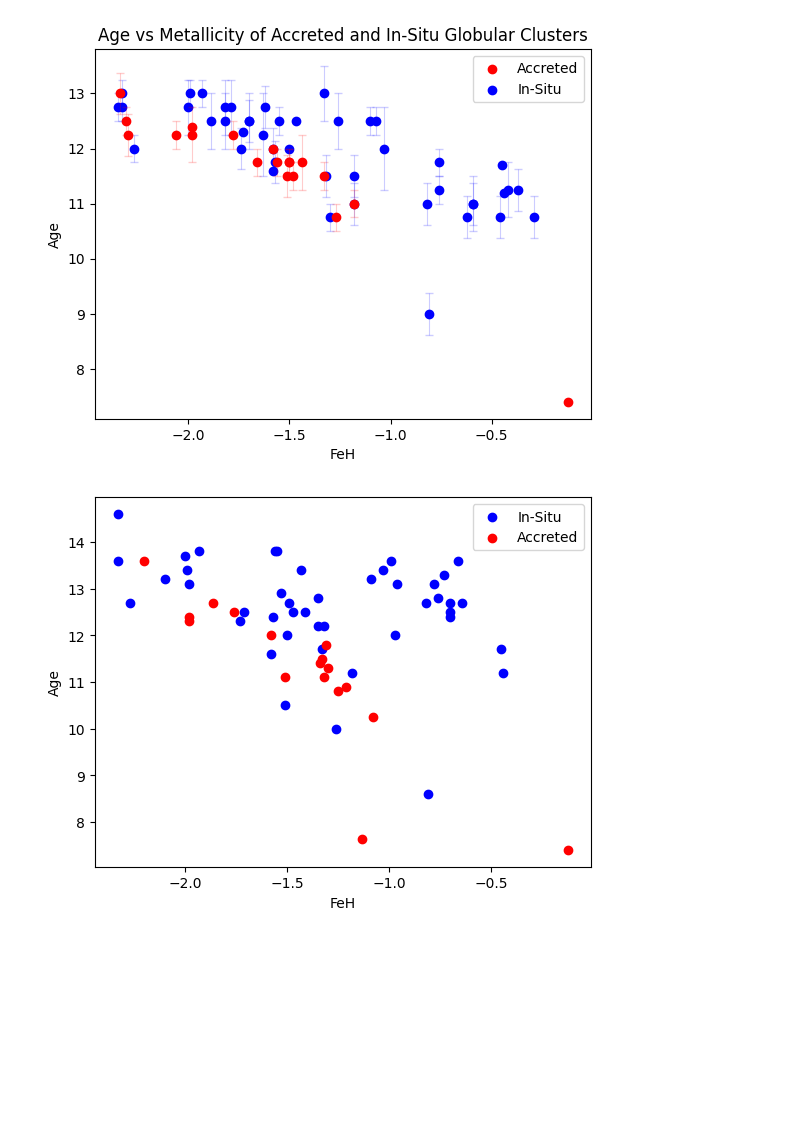
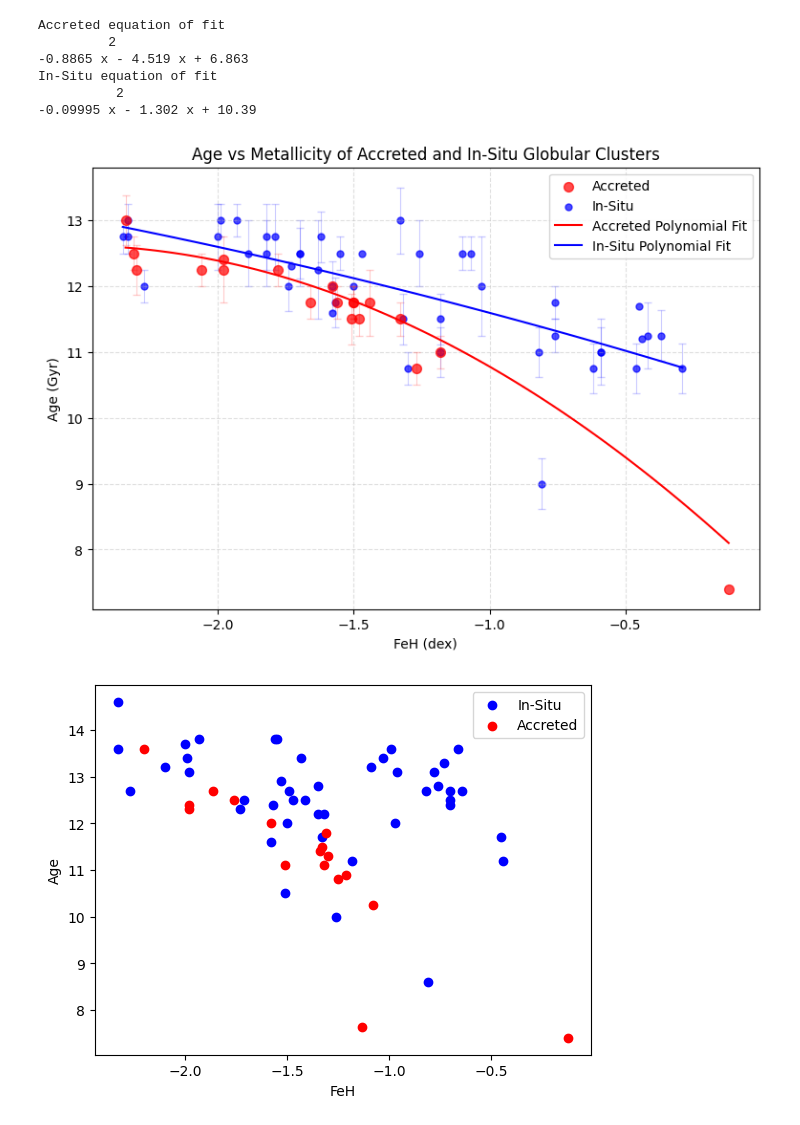
Before and after one commit to vishnusivamogga/PHYS3116_shrek, a Jupyter notebook: age_metallicity.ipynb, the cells around one changed output. Saved outputs shown, nothing was run; the diff lists cells and outputs as text; code cells hidden in the pictures; blank space fills up the shorter version.

Commit message:
plot update:  polyfit

```diff
--- a/age_metallicity.ipynb
+++ b/age_metallicity.ipynb
@@ -83,26 +81,53 @@ galpyWarning: libgalpy C extension module not loaded, because of error 'Could no
 # %%
 
 #mask = Accreted['ID'].isin(set_accreted)
 
-
-fig, ax = plt.subplots()
-
-ax.scatter(Accreted['FeH'], Accreted['Age'], color='red', label='Accreted', zorder=2)
+fig, ax = plt.subplots(figsize=(9,6))
+ax.scatter(Accreted['FeH'], Accreted['Age'], color='red', s=50 ,label='Accreted', zorder=2  , alpha=0.7)
 ax.errorbar(Accreted['FeH'], Accreted['Age'], yerr=Accreted['Age_err'], fmt='none', ecolor='red', capsize=3, zorder=2, linewidth=0.8, alpha=0.2)
-ax.scatter(InSitu['FeH'], InSitu['Age'], color='blue', label='In-Situ', zorder=1)
+ax.scatter(InSitu['FeH'], InSitu['Age'], color='blue',s=25 ,label='In-Situ', zorder=1, alpha=0.7)
 ax.errorbar(InSitu['FeH'], InSitu['Age'], yerr=InSitu['Age_err'], fmt='none', ecolor='blue', capsize=3, zorder=1, linewidth=0.8, alpha=0.2)
 #ax.scatter(Accreted['FeH'], Accreted['Age'], yerr=Accreted['Age_err'], color='red', label='Accreted',zorder=2)
 #ax.scatter(InSitu['FeH'], InSitu['Age'],yerr=Accreted["Age_err"], color='blue', label='In-Situ',zorder=1)
 
+
+ax.grid(True, ls='--', alpha=0.4)
+
+coeffs = np.polyfit(Accreted['FeH'], Accreted['Age'], deg=2)
+poly_func1 = np.poly1d(coeffs)
+x_smooth1 = np.linspace(Accreted['FeH'].min(), Accreted['FeH'].max(), 100)
+y_smooth1 = poly_func1(x_smooth)
+plt.plot(x_smooth1, y_smooth1, color='red', label='Accreted Polynomial Fit')
+
+print("Accreted equation of fit")
+print(poly_func1)
+
+
+coeffs = np.polyfit(InSitu['FeH'], InSitu['Age'], deg=2)
+poly_func = np.poly1d(coeffs)
+x_smooth = np.linspace(InSitu['FeH'].min(), InSitu['FeH'].max(), 100)
+y_smooth = poly_func(x_smooth)
+plt.plot(x_smooth, y_smooth, color='blue', label='In-Situ Polynomial Fit')
+
+print("In-Situ equation of fit")
+print(poly_func)
+
+
 # Add labels and legend
-ax.set_xlabel('FeH')
-ax.set_ylabel('Age')
+ax.set_xlabel('FeH (dex)')
+ax.set_ylabel('Age (Gyr)')
 ax.legend()
 ax.set_title('Age vs Metallicity of Accreted and In-Situ Globular Clusters')
 
 plt.show()
 # %% [output]
+Accreted equation of fit
+         2
+-0.8865 x - 4.519 x + 6.863
+In-Situ equation of fit
+          2
+-0.09995 x - 1.302 x + 10.39
-[figure, old version]
+[figure, new version]
 # %%
 # Create a mask for IDs in int_accreted
 mask = Krause['Object'].isin(set_accreted)
```
Also changed, not shown: parts of 2 cells of this notebook.
